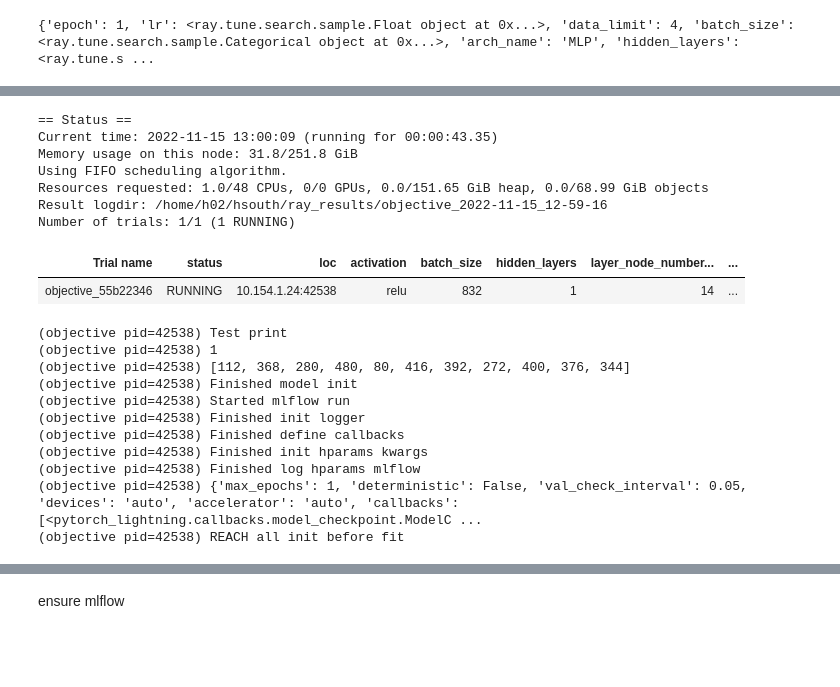
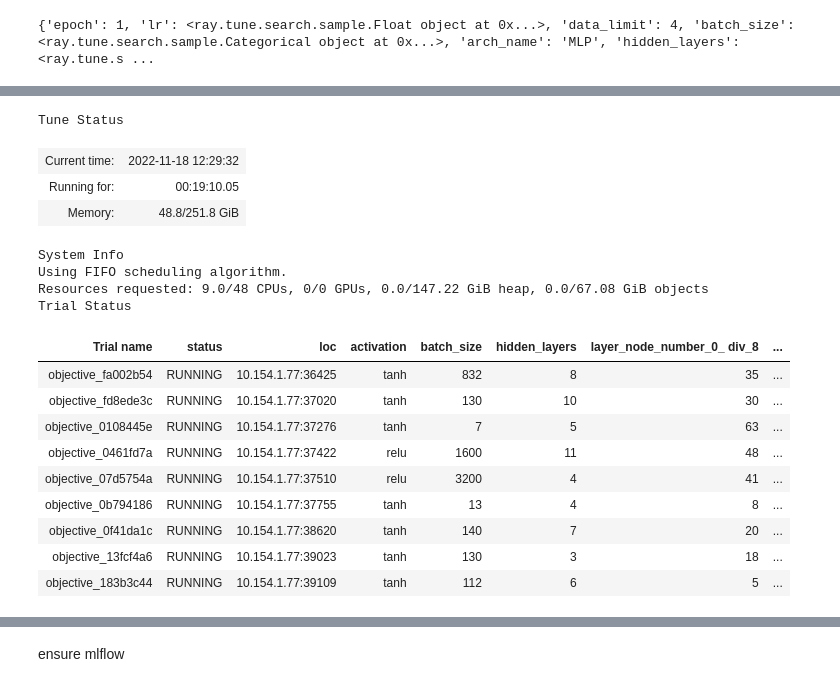
Before and after one commit to MetOffice/data_science_cop, a Jupyter notebook: challenges/2021_cloud_base_height/04_optuna_tuning.ipynb, the cells around one changed output, grey strips where cells are left out. Cells and saved outputs as stored; diff of their text form; code cells hidden in the pictures; blank space fills up the shorter version.

```diff
--- a/challenges/2021_cloud_base_height/04_optuna_tuning.ipynb
+++ b/challenges/2021_cloud_base_height/04_optuna_tuning.ipynb
@@ -89,8 +89,8 @@ setup study
 # %%
 # DEFINE ALL SETTINGS FOR TRAINING, includes hparam space
 experiment_name = 'cbh-hparam-tuning'
-CPU_COUNT = 8
-RAM_GB = 100
+CPU_COUNT = 12
+RAM_GB = 128
 hparams_for_mlflow['CPU Count'] = CPU_COUNT
 hparams_for_mlflow['Compute Memory'] = RAM_GB
 thread_count_for_dask = CPU_COUNT
@@ -104,20 +104,18 @@ max_time_for_trial = "00:02:00:00"  # dd:hh:mm:ss
 hparams_for_mlflow["Training timeout"] = max_time_for_trial
 
 max_node_num_exclusive = 513
-max_layers = 11
+max_layers = 12
 factors_for_hparam_choice = [factor for factor in factors_of_chunk if (factor<3300 and factor>3)]
 mlp_search_space = {
     "epoch": 1,
     "lr": tune.quniform(0.0001, 0.01, 0.00005),
-    "data_limit": 4,#tune.randint(4, int(len(train_labels.chunks[0]) / 4)), # multiple chunk ind by chunklen: train_input.chunksize[0])
-    # "activation": tune.choice(["relu", "tanh"]),
+    "data_limit": 4,
     "batch_size": tune.choice(factors_for_hparam_choice),
     "arch_name":"MLP",
     "hidden_layers":tune.randint(1,max_layers),
     "activation":tune.choice(["relu", "tanh"]),
     "input_size":(train_input.shape[2] * train_input.shape[1]),
     "output_size": train_input.shape[1],
-    # "layer_node_num": tune.sample_from(lambda spec: 8*np.random.randint(1,int(max_node_num_exclusive/8), size=spec.config.hidden_layers)), # DOES NOT WORK WITH OPTUNA SAMPLER
     "deterministic":False,
     "chkpt_time":datetime.timedelta(minutes=15),
     "max_time":max_time_for_trial
@@ -150,25 +148,3 @@ class MLFlowLogger(pl.loggers.MLFlowLogger): #overwrite mlflogger
             f_name = os.path.join(tmpdirname, f"{run.info.run_id}-best_model_checkpoint-step_{best_chkpt['global_step']}.pt")
             torch.save(checkpoint_for_mlflow, f_name)
             mlflow.log_artifact(f_name)
-
-mlflow.set_tracking_uri(mlflow_server_uri)
-# make vars global
-mlf_exp = None
-mlf_exp_id = None
-try:
-    print('Creating experiment')
-    mlf_exp_id = mlflow.create_experiment(experiment_name)
-    mlf_exp = mlflow.get_experiment(mlf_exp_id)
-except mlflow.exceptions.RestException as e:
-    print("Caught")
-    if False:
-        print(e)
-    mlf_exp = mlflow.get_experiment_by_name(experiment_name)
-print("Success")
-
-mlp_search_space["mlflow"] = {
-    "tracking_uri":mlflow_server_uri,
-    "experiment_id":mlf_exp_id,
-    "experiment_name":experiment_name,
-    # "run_name":(experiment_name+str(datetime.datetime.now())),
-}
@@ -263,9 +249,13 @@ def objective(ray_config):
         trainer.save_checkpoint(filepath=run.info.artifact_uri + f'/post_epoch_modelchkpt_{path_to_save}')
 # %%
 searcher = OptunaSearch(metric=["val_loss_mean"], mode=["min"])
-algo = ConcurrencyLimiter(searcher, max_concurrent=1)#int(CPU_COUNT*(3/4)))
-num_hparam_trials = 1
-
+algo = ConcurrencyLimiter(searcher, max_concurrent=int(CPU_COUNT*(3/4)))
+num_hparam_trials = 50
+# mlp_search_space["mlflow"] = {
+#     "tracking_uri":mlflow_server_uri,
+#     "experiment_id":mlf_exp_id,
+#     "experiment_name":experiment_name,
+# }
 tuner = tune.Tuner(
     objective,
     tune_config=tune.TuneConfig(
@@ -282,20 +272,18 @@ results = tuner.fit()
-== Status ==
-Current time: 2022-11-15 13:00:09 (running for 00:00:43.35)
-Memory usage on this node: 31.8/251.8 GiB
-Using FIFO scheduling algorithm.
-Resources requested: 1.0/48 CPUs, 0/0 GPUs, 0.0/151.65 GiB heap, 0.0/68.99 GiB objects
-Result logdir: /home/h02/hsouth/ray_results/objective_2022-11-15_12-59-16
-Number of trials: 1/1 (1 RUNNING)
+Tune Status
-| Trial name | status | loc | activation | batch_size | hidden_layers | layer_node_number... | ... |
-| objective_55b22346 | RUNNING | 10.154.1.24:42538 | relu | 832 | 1 | 14 | ... |
+| Current time: | 2022-11-18 12:29:32 |
+| Running for: | 00:19:10.05 |
+| Memory: | 48.8/251.8 GiB |
-(objective pid=42538) Test print
-(objective pid=42538) 1
-(objective pid=42538) [112, 368, 280, 480, 80, 416, 392, 272, 400, 376, 344]
-(objective pid=42538) Finished model init
-(objective pid=42538) Started mlflow run
-(objective pid=42538) Finished init logger
-(objective pid=42538) Finished define callbacks
-(objective pid=42538) Finished init hparams kwargs
-(objective pid=42538) Finished log hparams mlflow
-(objective pid=42538) {'max_epochs': 1, 'deterministic': False, 'val_check_interval': 0.05, 'devices': 'auto', 'accelerator': 'auto', 'callbacks': [<pytorch_lightning.callbacks.model_checkpoint.ModelC ...
-(objective pid=42538) REACH all init before fit
+System Info
+Using FIFO scheduling algorithm.
+Resources requested: 9.0/48 CPUs, 0/0 GPUs, 0.0/147.22 GiB heap, 0.0/67.08 GiB objects
+Trial Status
+| Trial name | status | loc | activation | batch_size | hidden_layers | layer_node_number_0_ div_8 | ... |
+| objective_fa002b54 | RUNNING | 10.154.1.77:36425 | tanh | 832 | 8 | 35 | ... |
+| objective_fd8ede3c | RUNNING | 10.154.1.77:37020 | tanh | 130 | 10 | 30 | ... |
+| objective_0108445e | RUNNING | 10.154.1.77:37276 | tanh | 7 | 5 | 63 | ... |
+| objective_0461fd7a | RUNNING | 10.154.1.77:37422 | relu | 1600 | 11 | 48 | ... |
+| objective_07d5754a | RUNNING | 10.154.1.77:37510 | relu | 3200 | 4 | 41 | ... |
+| objective_0b794186 | RUNNING | 10.154.1.77:37755 | tanh | 13 | 4 | 8 | ... |
+| objective_0f41da1c | RUNNING | 10.154.1.77:38620 | tanh | 140 | 7 | 20 | ... |
+| objective_13fcf4a6 | RUNNING | 10.154.1.77:39023 | tanh | 130 | 3 | 18 | ... |
+| objective_183b3c44 | RUNNING | 10.154.1.77:39109 | tanh | 112 | 6 | 5 | ... |
```
Also changed, not shown: parts of 3 cells of this notebook.
